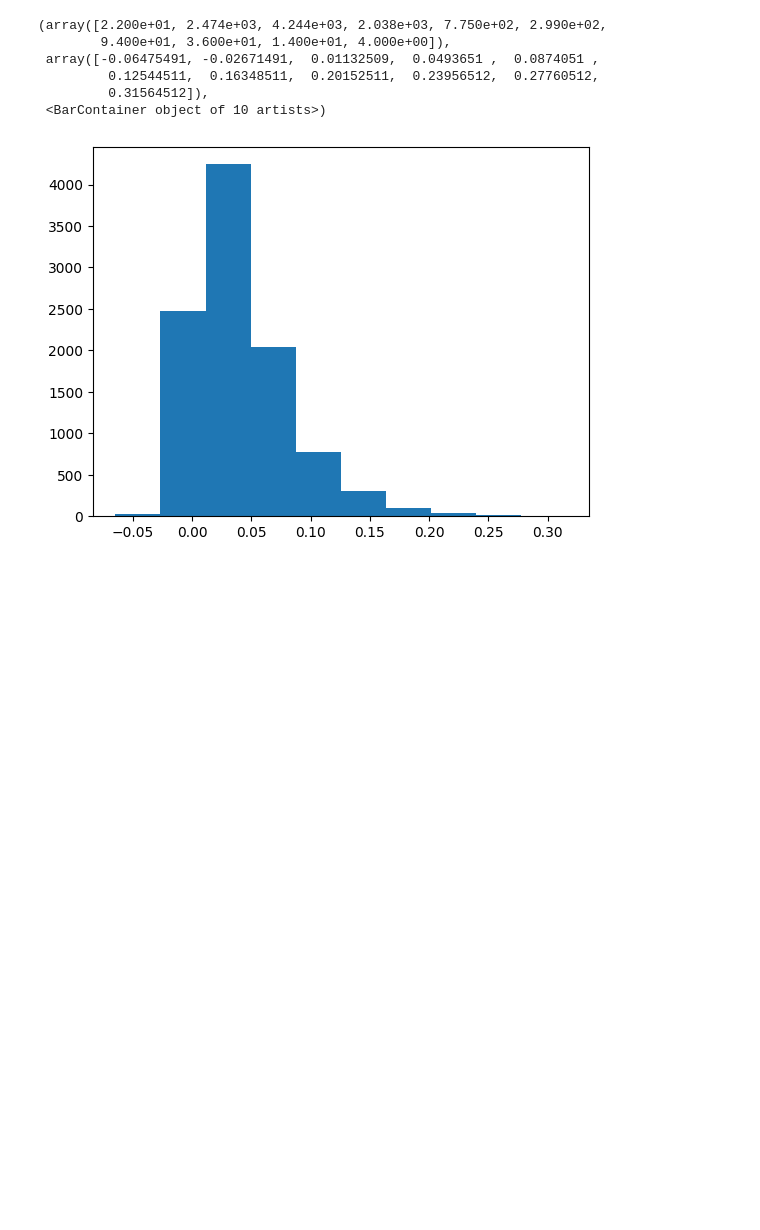
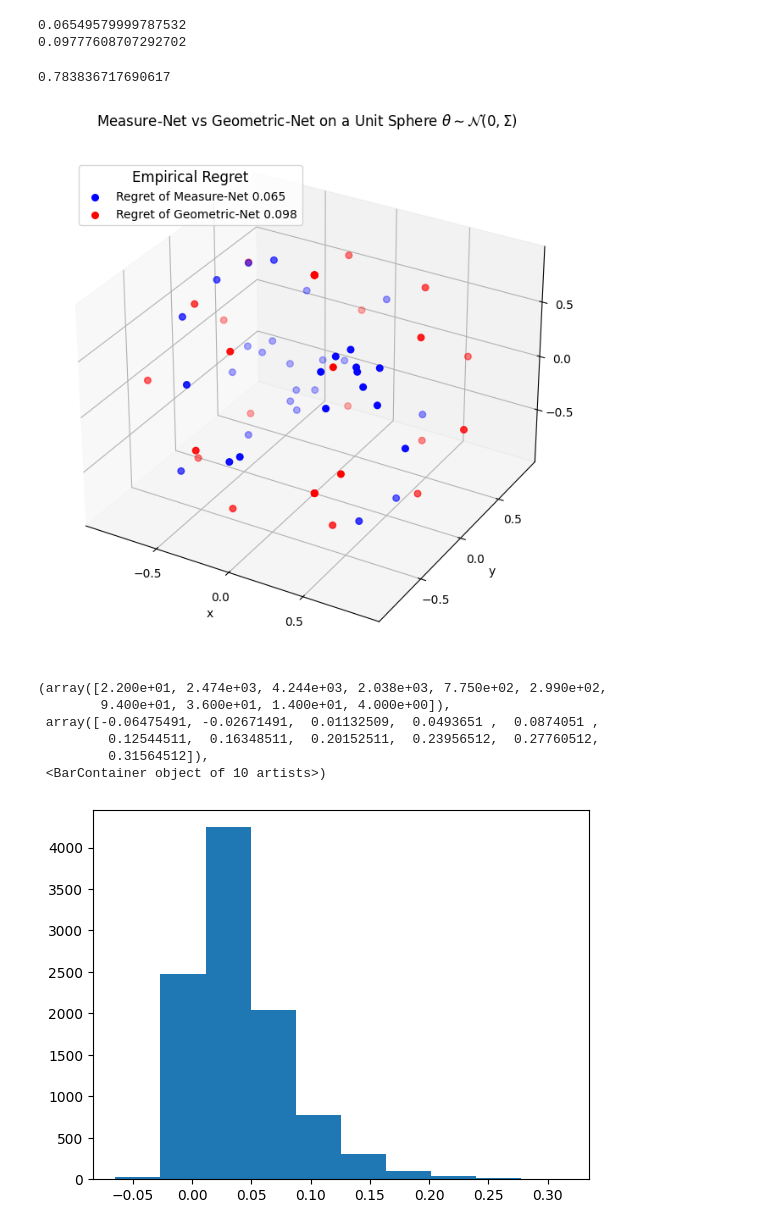
Before and after one commit to Quan-Zhou/MAB, a Jupyter notebook: Enet_3D.ipynb, the cells around one changed output. Cells and saved outputs as stored; diff of their text form; code cells hidden in the pictures; blank space fills up the shorter version.

```diff
--- a/Enet_3D.ipynb
+++ b/Enet_3D.ipynb
@@ -129,5 +76,7 @@ Covariance matrix:
 # %%
-width_ball=[]
-for theta in gaussian_samples:
-    width_ball.append(np.max(np.dot(ball_points,theta.reshape(3,1))))
-print(np.average(width_ball))
+def regret(point_set,theta_set):
+    regret=[]
+    for theta in theta_set:
+        regret.append(np.linalg.norm(theta)-np.max(np.dot(point_set,theta.reshape(3,1))))
+    print(np.average(regret))
+    return np.average(regret)
@@ -171,0 +138,51 @@ plt.plot([*range(num_samples)],difference)
+# %%
+# Compute the difference and bound vectors
+bound = (epsilon**2)/2*np.sqrt(np.matrix.trace(covariance_matrix))
+regret_output = regret(output,gaussian_samples) #np.linalg.norm(width(output,gaussian_samples),ord=1)
+regret_net = regret(net_points,gaussian_samples)  #np.linalg.norm(width(net_points,gaussian_samples),ord=1)
+# %% [output]
+0.06549579999787532
+0.09777608707292702
+# %%
+bound
+# %% [output]
+0.783836717690617
+# %%
+fig = plt.figure(figsize=(8, 8))
+ax = fig.add_subplot(111, projection='3d')
+
+# Set transparent background
+fig.patch.set_alpha(0)  # Make the figure background transparent
+ax.set_facecolor((1, 1, 1, 0))  # RGBA: (Red, Green, Blue, Alpha), Alpha=0 for transparency
+
+# Plot Measure-Net points
+ax.scatter(output[:, 0], output[:, 1], output[:, 2], s=30, color='blue', label="Regret of Measure-Net {:.3f}".format(regret_output))
+
+# Plot Epsilon-Net points
+ax.scatter(net_points[:, 0], net_points[:, 1], net_points[:, 2], s=30, color='red', label="Regret of Geometric-Net {:.3f}".format(regret_net))
+
+# Add legend inside the plot
+ax.legend(loc="upper left", bbox_to_anchor=(0.05, 0.95), bbox_transform=ax.transAxes,
+          title='Empirical Regret',title_fontsize='large')
+
+# Set labels, limits, and title
+ax.set_title(r"Measure-Net vs Geometric-Net on a Unit Sphere $\theta\sim\mathcal{N}(0,\Sigma)$")
+ax.set_xlim([-1, 1])
+ax.set_ylim([-1, 1])
+ax.set_zlim([-1, 1])
+ax.set_xlabel('x')
+ax.set_ylabel('y')
+ax.set_zlabel('z')
+
+# Set tick labels for each axis
+tick_labels = [-0.5, 0, 0.5]
+ax.set_xticks(tick_labels)
+ax.set_yticks(tick_labels)
+ax.set_zticks(tick_labels)
+
+# Save plot as a PDF without margins
+plt.savefig("net0.pdf", format="pdf", bbox_inches='tight', pad_inches=0, transparent=True)
+
+plt.show()
+# %% [output]
+[figure, added]
```
Also changed, not shown: parts of 15 cells of this notebook, 6 other files.
